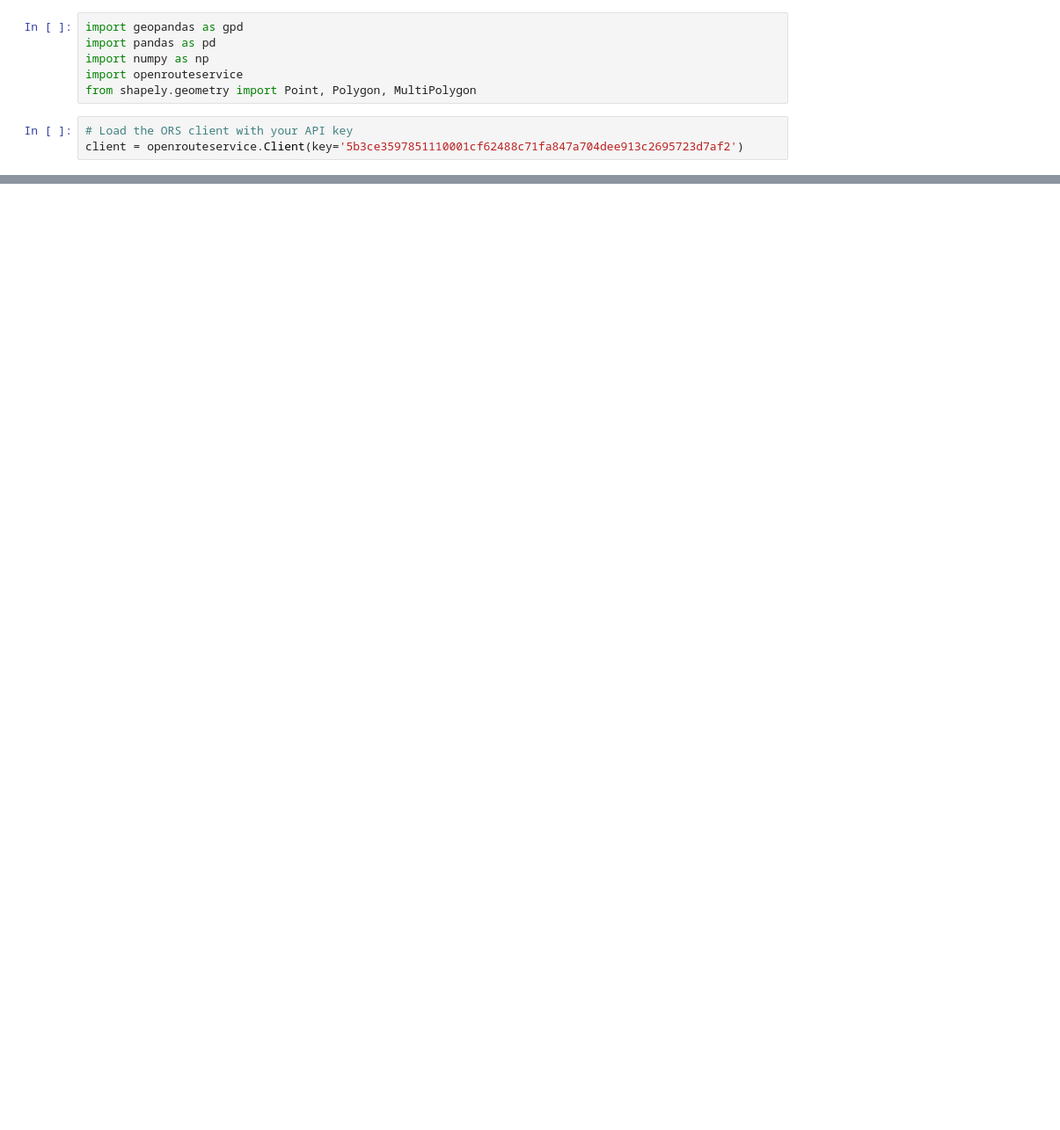
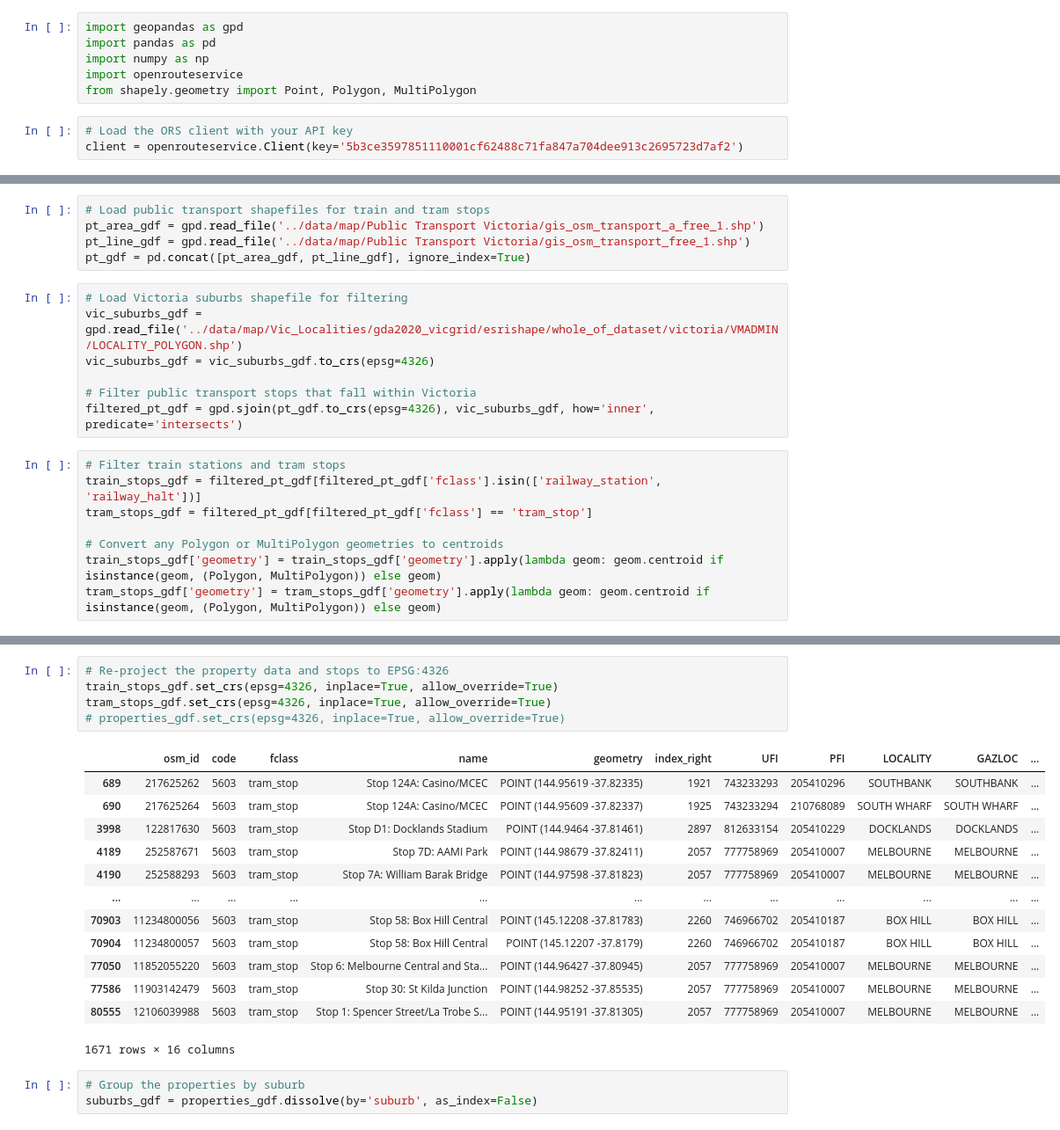
Before and after one commit to MAST30034-AppliedDataScience/project-2-group-real-estate-industry-project-15, a Jupyter notebook: notebooks/pt_distance.ipynb, the cells around one changed output, grey strips where cells are left out. Shown at 88% size. Drawn from its saved outputs; the diff is of its cells as text; blank space fills up the shorter version.

```diff
--- a/notebooks/pt_distance.ipynb
+++ b/notebooks/pt_distance.ipynb
@@ -44,0 +32,20 @@ See the caveats in the documentation: https://pandas.pydata.org/pandas-docs/stab
+# %%
+# Load public transport shapefiles for train and tram stops
+pt_area_gdf = gpd.read_file('../data/map/Public Transport Victoria/gis_osm_transport_a_free_1.shp')
+pt_line_gdf = gpd.read_file('../data/map/Public Transport Victoria/gis_osm_transport_free_1.shp')
+pt_gdf = pd.concat([pt_area_gdf, pt_line_gdf], ignore_index=True)
+# %%
+# Load Victoria suburbs shapefile for filtering
+vic_suburbs_gdf = gpd.read_file('../data/map/Vic_Localities/gda2020_vicgrid/esrishape/whole_of_dataset/victoria/VMADMIN/LOCALITY_POLYGON.shp')
+vic_suburbs_gdf = vic_suburbs_gdf.to_crs(epsg=4326)
+
+# Filter public transport stops that fall within Victoria
+filtered_pt_gdf = gpd.sjoin(pt_gdf.to_crs(epsg=4326), vic_suburbs_gdf, how='inner', predicate='intersects')
+# %%
+# Filter train stations and tram stops
+train_stops_gdf = filtered_pt_gdf[filtered_pt_gdf['fclass'].isin(['railway_station', 'railway_halt'])]
+tram_stops_gdf = filtered_pt_gdf[filtered_pt_gdf['fclass'] == 'tram_stop']
+
+# Convert any Polygon or MultiPolygon geometries to centroids
+train_stops_gdf['geometry'] = train_stops_gdf['geometry'].apply(lambda geom: geom.centroid if isinstance(geom, (Polygon, MultiPolygon)) else geom)
+tram_stops_gdf['geometry'] = tram_stops_gdf['geometry'].apply(lambda geom: geom.centroid if isinstance(geom, (Polygon, MultiPolygon)) else geom)
@@ -44,0 +63,22 @@ See the caveats in the documentation: https://pandas.pydata.org/pandas-docs/stab
+# %%
+# Re-project the property data and stops to EPSG:4326
+train_stops_gdf.set_crs(epsg=4326, inplace=True, allow_override=True)
+tram_stops_gdf.set_crs(epsg=4326, inplace=True, allow_override=True)
+# properties_gdf.set_crs(epsg=4326, inplace=True, allow_override=True)
+# %% [output]
+|  | osm_id | code | fclass | name | geometry | index_right | UFI | PFI | LOCALITY | GAZLOC | ... |
+| 689 | 217625262 | 5603 | tram_stop | Stop 124A: Casino/MCEC | POINT (144.95619 -37.82335) | 1921 | 743233293 | 205410296 | SOUTHBANK | SOUTHBANK | ... |
+| 690 | 217625264 | 5603 | tram_stop | Stop 124A: Casino/MCEC | POINT (144.95609 -37.82337) | 1925 | 743233294 | 210768089 | SOUTH WHARF | SOUTH WHARF | ... |
+| 3998 | 122817630 | 5603 | tram_stop | Stop D1: Docklands Stadium | POINT (144.9464 -37.81461) | 2897 | 812633154 | 205410229 | DOCKLANDS | DOCKLANDS | ... |
+| 4189 | 252587671 | 5603 | tram_stop | Stop 7D: AAMI Park | POINT (144.98679 -37.82411) | 2057 | 777758969 | 205410007 | MELBOURNE | MELBOURNE | ... |
+| 4190 | 252588293 | 5603 | tram_stop | Stop 7A: William Barak Bridge | POINT (144.97598 -37.81823) | 2057 | 777758969 | 205410007 | MELBOURNE | MELBOURNE | ... |
+| ... | ... | ... | ... | ... | ... | ... | ... | ... | ... | ... | ... |
+| 70903 | 11234800056 | 5603 | tram_stop | Stop 58: Box Hill Central | POINT (145.12208 -37.81783) | 2260 | 746966702 | 205410187 | BOX HILL | BOX HILL | ... |
+| 70904 | 11234800057 | 5603 | tram_stop | Stop 58: Box Hill Central | POINT (145.12207 -37.8179) | 2260 | 746966702 | 205410187 | BOX HILL | BOX HILL | ... |
+| 77050 | 11852055220 | 5603 | tram_stop | Stop 6: Melbourne Central and Sta... | POINT (144.96427 -37.80945) | 2057 | 777758969 | 205410007 | MELBOURNE | MELBOURNE | ... |
+| 77586 | 11903142479 | 5603 | tram_stop | Stop 30: St Kilda Junction | POINT (144.98252 -37.85535) | 2057 | 777758969 | 205410007 | MELBOURNE | MELBOURNE | ... |
+| 80555 | 12106039988 | 5603 | tram_stop | Stop 1: Spencer Street/La Trobe S... | POINT (144.95191 -37.81305) | 2057 | 777758969 | 205410007 | MELBOURNE | MELBOURNE | ... |
+1671 rows × 16 columns
+# %%
+# Group the properties by suburb
+suburbs_gdf = properties_gdf.dissolve(by='suburb', as_index=False)
```
Also changed, not shown: parts of 13 cells of this notebook.
